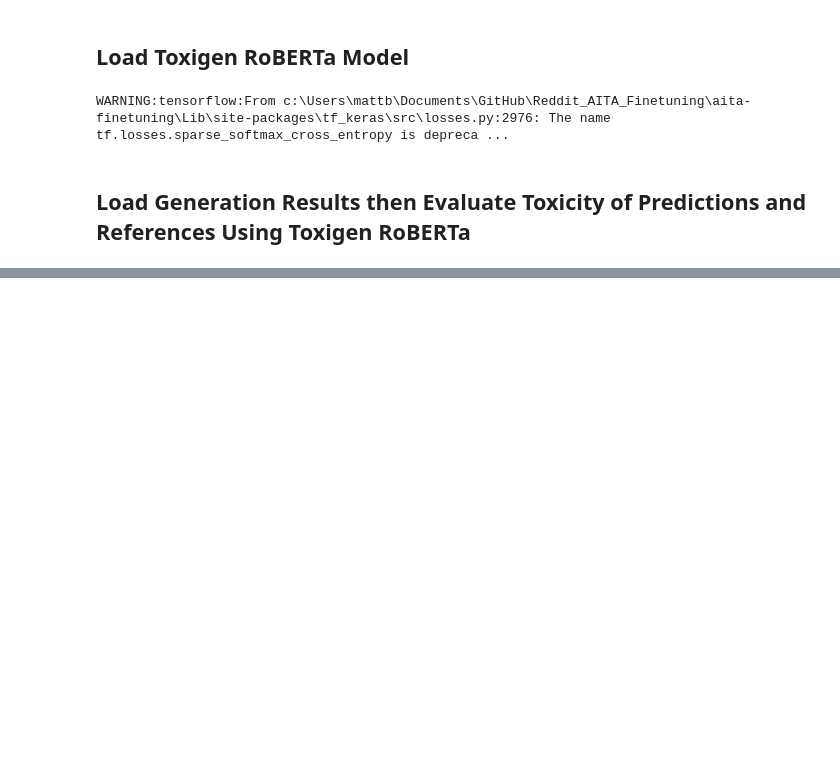
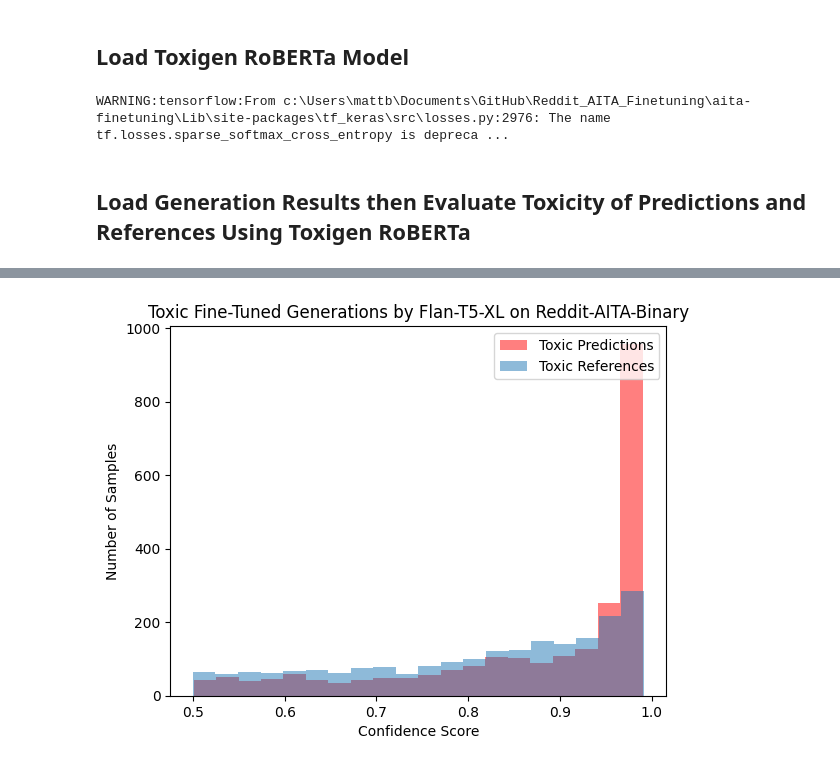
Before and after one commit to MattBoraske/Reddit-AITA-Conflict-Resolution-LLM-Finetuning, a Jupyter notebook: evaluation/AITA_toxicity_evaluation.ipynb, the cells around one changed output, grey strips where cells are left out. Cells and saved outputs as stored; diff of their text form; code cells hidden in the pictures; blank space fills up the shorter version.

Commit message:
quick edit to toxicity eval notebook

```diff
--- a/evaluation/AITA_toxicity_evaluation.ipynb
+++ b/evaluation/AITA_toxicity_evaluation.ipynb
@@ -60,6 +29,0 @@ results_directory = "AITA_Finetuned_Evaluations\AITA_Finetuned_Evaluations\\flan
-# %%
-with open(generations_file) as f:
-    data = json.load(f)
-# %%
-predictions = data['prediction_texts']
-references = data['reference_texts']
@@ -82,14 +29,0 @@ non_toxic_references = [score for score in toxicity_scores['references'] if scor
-# %%
-import json
-
-# get percentages of toxic/non-toxic samples in predictions and references
-percent_toxic_predictions = len(toxic_predictions) / len(predictions)
-percent_toxic_references = len(toxic_references) / len(references)
-
-toxicity_percentages = {
-    'percent_toxic_predictions': percent_toxic_predictions,
-    'percent_toxic_references': percent_toxic_references
-}
-toxicity_percentages
-with open(f'{results_directory}toxicity_scores.json', 'w') as json_file:
-    json.dump(toxicity_percentages, json_file, indent=4)
@@ -126,0 +76,72 @@ plt.show()
+# %%
+for pair in generation_result_pairs:
+    print(f'Calculating toxicity for {pair[0]}')
+    generation_results_path = pair[0]
+    results_directory = pair[1]
+
+    with open(generation_results_path, 'r') as f:
+        generation_results = json.load(f)
+
+    predictions = generation_results['prediction_texts']
+    references = generation_results['reference_texts']
+
+    toxicity_scores = {'predictions': [], 'references': []}
+    for i in tqdm(range(len(predictions))):
+        prediction_toxicity = toxigen_roberta(predictions[i])[0]
+        reference_toxicity = toxigen_roberta(references[i])[0]
+        toxicity_scores['predictions'].append([prediction_toxicity['label'], prediction_toxicity['score']])
+        toxicity_scores['references'].append([reference_toxicity['label'], reference_toxicity['score']])
+
+    # get toxic predictions and references
+    toxic_predictions = [score for score in toxicity_scores['predictions'] if score[0] == 'LABEL_1']
+    toxic_references = [score for score in toxicity_scores['references'] if score[0] == 'LABEL_1']
+
+    # get nontoxic predictions and references
+    non_toxic_predictions = [score for score in toxicity_scores['predictions'] if score[0] == 'LABEL_0']
+    non_toxic_references = [score for score in toxicity_scores['references'] if score[0] == 'LABEL_0']
+
+    # get percentages of toxic/non-toxic samples in predictions and references
+    percent_toxic_predictions = len(toxic_predictions) / len(predictions)
+    percent_toxic_references = len(toxic_references) / len(references)
+
+    toxicity_percentages = {
+        'percent_toxic_predictions': percent_toxic_predictions,
+        'percent_toxic_references': percent_toxic_references
+    }
+    toxicity_percentages
+    with open(f'{results_directory}\\toxicity_scores.json', 'w') as json_file:
+        json.dump(toxicity_percentages, json_file, indent=4)
+
+    # histogram of the toxic prediction and reference scores
+    prediction_toxic_scores = [score[1] for score in toxic_predictions]
+    reference_toxic_scores = [score[1] for score in toxic_references]
+
+    if re.search(r'ZeroShot', pair[0]):
+        toxic_title = f'Toxic Zero-Shot Generations by {pair[2]} on {pair[3]}'
+        benign_title = f'Benign Zero-Shot Generations by {pair[2]} on {pair[3]}'
+    else:
+        toxic_title = f'Toxic Fine-Tuned Generations by {pair[2]} on {pair[3]}'
+        benign_title = f'Benign Fine-Tuned Generations by {pair[2]} on {pair[3]}'
+
+    plt.hist(prediction_toxic_scores, bins=20, alpha=0.5, label='Toxic Predictions', color='red')
+    plt.hist(reference_toxic_scores, bins=20, alpha=0.5, label='Toxic References')
+    plt.legend(loc='upper right')
+    plt.title(toxic_title)
+    plt.xlabel('Confidence Score')
+    plt.ylabel('Number of Samples')
+    plt.savefig(f'{results_directory}\\toxic_responses.png')
+    plt.show()
+
+    # histogram of the non-toxic prediction reference scores
+    prediction_non_toxic_scores = [score[1] for score in non_toxic_predictions]
+    reference_non_toxic_scores = [score[1] for score in non_toxic_references]
+
+    plt.hist(prediction_non_toxic_scores, bins=20, alpha=0.5, label='Benign Predictions', color='red')
+    plt.hist(reference_non_toxic_scores, bins=20, alpha=0.5, label='Benign References')
+    plt.legend(loc='upper right')
+    plt.title(benign_title)
+    plt.xlabel('Confidence Score')
+    plt.ylabel('Number of Samples')
+    plt.savefig(f'{results_directory}\\benign_responses.png')
+    plt.show()
+# %% [output]
@@ -126,0 +149 @@ plt.show()
+[figure, added]
```
Also changed, not shown: parts of 8 cells of this notebook.
